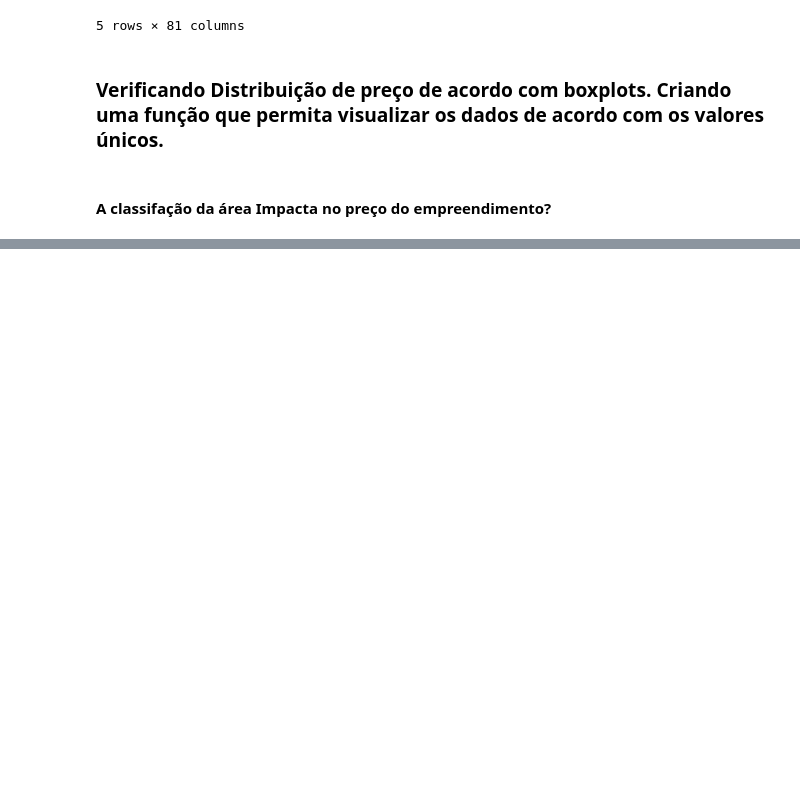
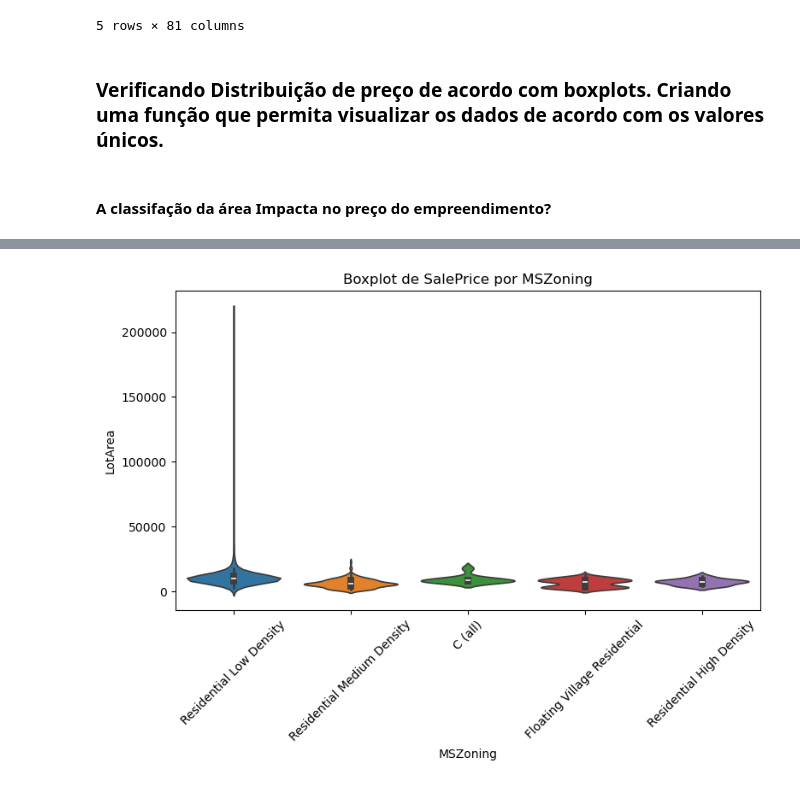
Before and after one commit to luizgsangelo/DailyML, a Jupyter notebook: Housing Prices/Tratamento dos dados - EDA.ipynb, the cells around one changed output, grey strips where cells are left out. Drawn from its saved outputs; the diff is of its cells as text; code cells hidden in the pictures; blank space fills up the shorter version.

```diff
--- a/Housing Prices/Tratamento dos dados - EDA.ipynb
+++ b/Housing Prices/Tratamento dos dados - EDA.ipynb
@@ -320,0 +294,4 @@ train[train["MSZoning"] == "Residential Low Density"]["SalePrice"].hist()
+# %%
+visualizacao_box_plot(train, "MSZoning", "LotArea")
+# %% [output]
+[figure, added]
```
Also changed, not shown: parts of 15 cells of this notebook.
